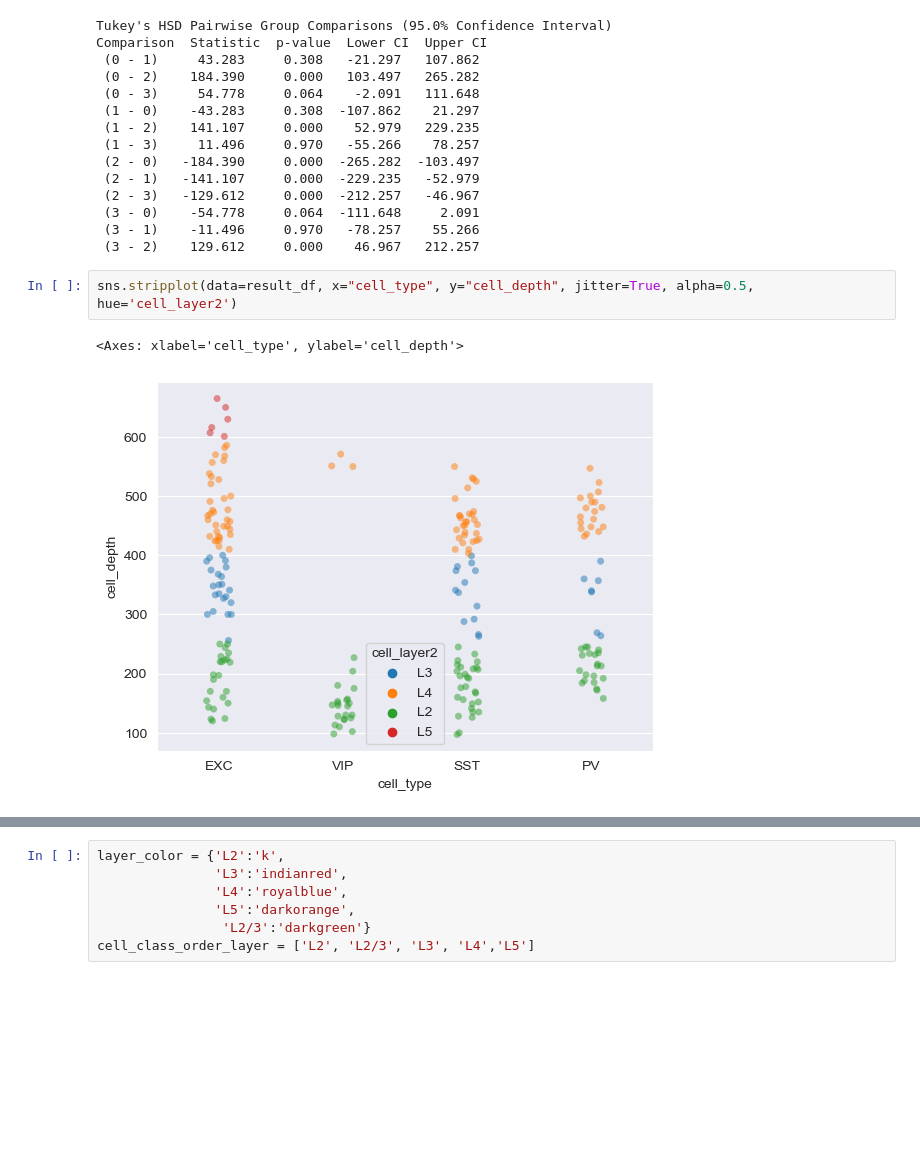
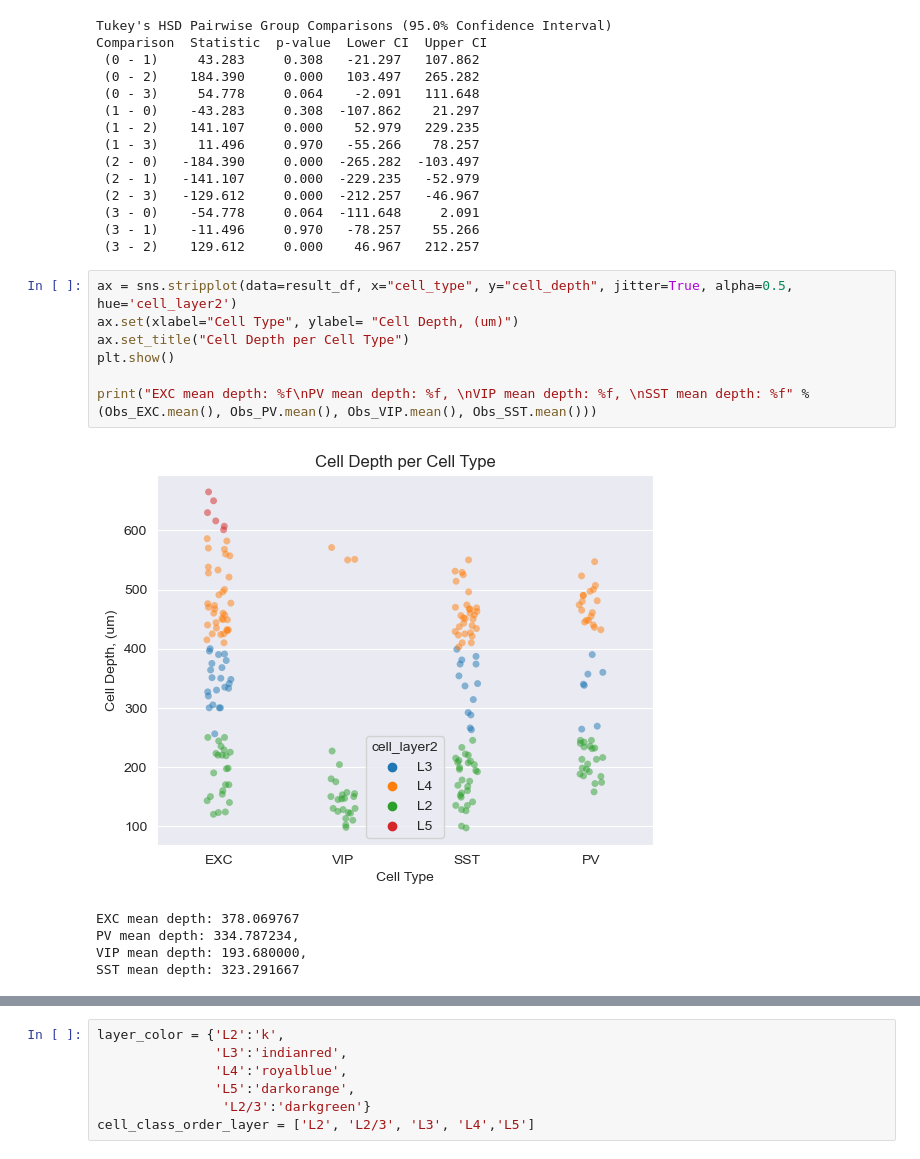
Before and after one commit to 2Tricky4u/bio482_miniproject, a Jupyter notebook: python/notebooks/Layer_cell_depth_dependency_analysis.ipynb, the cells around one changed output, grey strips where cells are left out. Cells and saved outputs as stored; diff of their text form; blank space fills up the shorter version.

```diff
--- a/python/notebooks/Layer_cell_depth_dependency_analysis.ipynb
+++ b/python/notebooks/Layer_cell_depth_dependency_analysis.ipynb
@@ -451,9 +454,17 @@ Comparison  Statistic  p-value  Lower CI  Upper CI
  (3 - 0)    -54.778     0.064  -111.648     2.091
  (3 - 1)    -11.496     0.970   -78.257    55.266
  (3 - 2)    129.612     0.000    46.967   212.257
-# %%
-sns.stripplot(data=result_df, x="cell_type", y="cell_depth", jitter=True, alpha=0.5, hue='cell_layer2')
-# %% [output]
-<Axes: xlabel='cell_type', ylabel='cell_depth'>
-[figure, removed]
+# %%
+ax = sns.stripplot(data=result_df, x="cell_type", y="cell_depth", jitter=True, alpha=0.5, hue='cell_layer2')
+ax.set(xlabel="Cell Type", ylabel= "Cell Depth, (um)")
+ax.set_title("Cell Depth per Cell Type")
+plt.show()
+
+print("EXC mean depth: %f\nPV mean depth: %f, \nVIP mean depth: %f, \nSST mean depth: %f" %(Obs_EXC.mean(), Obs_PV.mean(), Obs_VIP.mean(), Obs_SST.mean()))
+# %% [output]
+[figure, added]
+EXC mean depth: 378.069767
+PV mean depth: 334.787234,
+VIP mean depth: 193.680000,
+SST mean depth: 323.291667
 # %%
```
Also changed, not shown: parts of 13 cells of this notebook.
